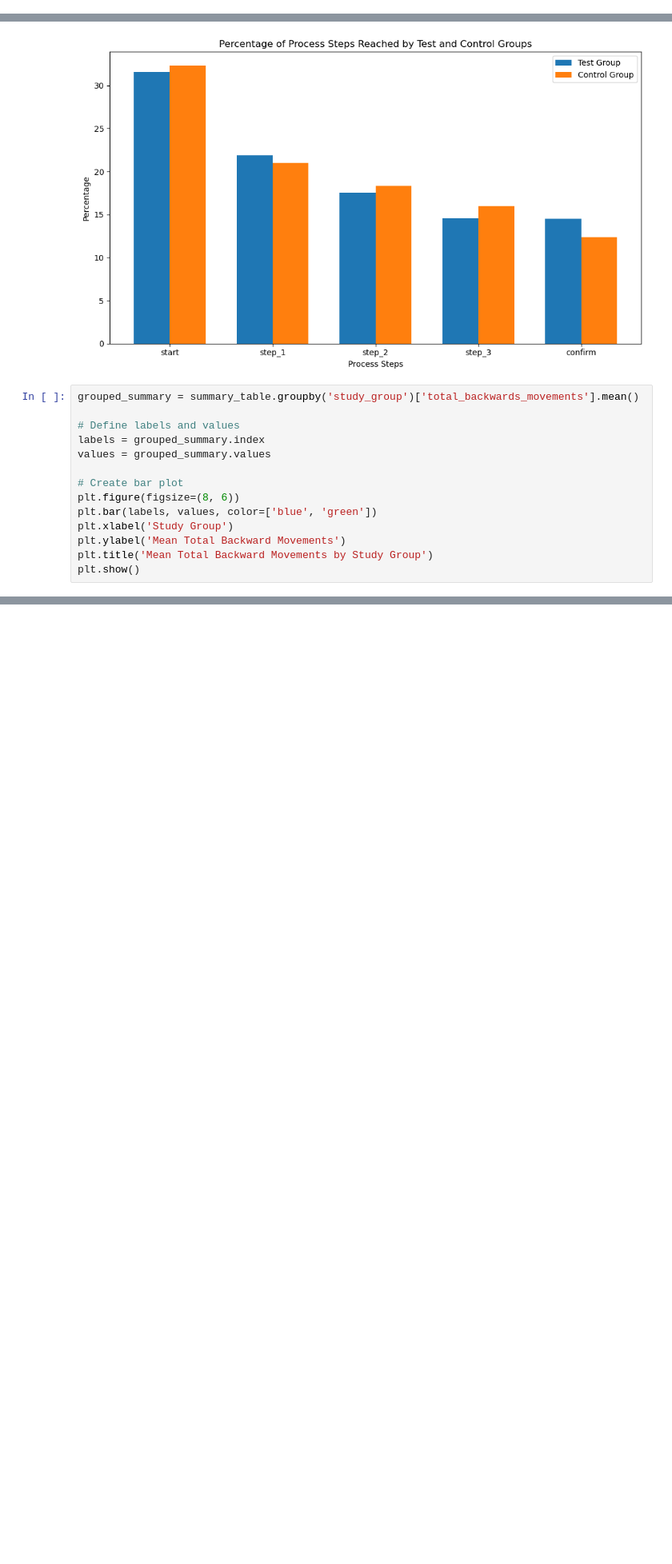
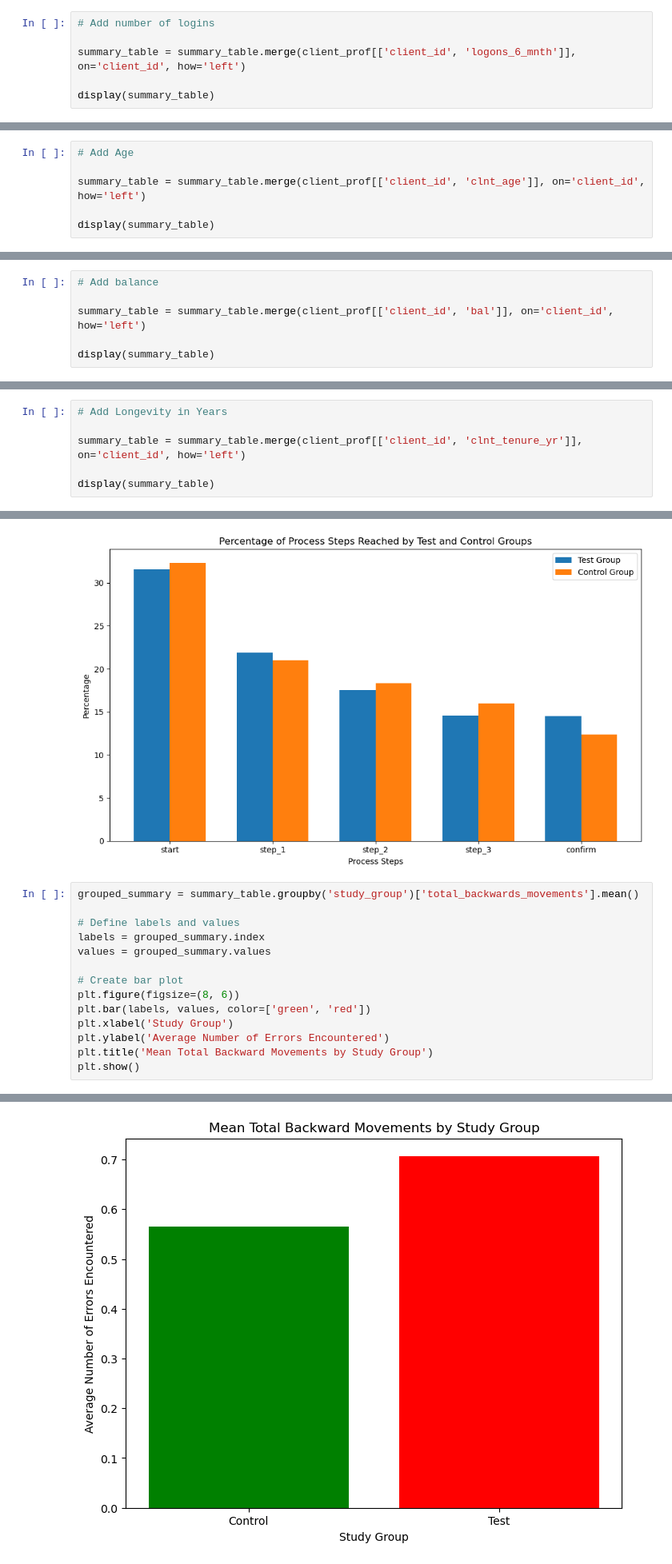
Before and after one commit to DarceeAnne/Vanguard_Investment_AB_Testing, a Jupyter notebook: Vanguard_Investment_AB_Testing.ipynb, the cells around one changed output, grey strips where cells are left out. Shown: that part at 80% size. Cells and saved outputs as stored; diff of their text form; blank space fills up the shorter version.

```diff
--- a/Vanguard_Investment_AB_Testing.ipynb
+++ b/Vanguard_Investment_AB_Testing.ipynb
@@ -1109,0 +1138,6 @@ ValueError: could not convert string to float: 'step_2'
+# %%
+# Add number of logins
+
+summary_table = summary_table.merge(client_prof[['client_id', 'logons_6_mnth']], on='client_id', how='left')
+
+display(summary_table)
@@ -1109,0 +1158,6 @@ ValueError: could not convert string to float: 'step_2'
+# %%
+# Add Age
+
+summary_table = summary_table.merge(client_prof[['client_id', 'clnt_age']], on='client_id', how='left')
+
+display(summary_table)
@@ -1109,0 +1178,6 @@ ValueError: could not convert string to float: 'step_2'
+# %%
+# Add balance
+
+summary_table = summary_table.merge(client_prof[['client_id', 'bal']], on='client_id', how='left')
+
+display(summary_table)
@@ -1109,0 +1198,6 @@ ValueError: could not convert string to float: 'step_2'
+# %%
+# Add Longevity in Years
+
+summary_table = summary_table.merge(client_prof[['client_id', 'clnt_tenure_yr']], on='client_id', how='left')
+
+display(summary_table)
@@ -1151,9 +1277,9 @@ values = grouped_summary.values
 
 # Create bar plot
 plt.figure(figsize=(8, 6))
-plt.bar(labels, values, color=['blue', 'green'])
+plt.bar(labels, values, color=['green', 'red'])
 plt.xlabel('Study Group')
-plt.ylabel('Mean Total Backward Movements')
+plt.ylabel('Average Number of Errors Encountered')
 plt.title('Mean Total Backward Movements by Study Group')
 plt.show()
 # %% [output]
@@ -1160,0 +1286 @@ KeyError: 'study_group'
+[figure, added]
```
Also changed, not shown: parts of 11 cells of this notebook, 1 other file.
